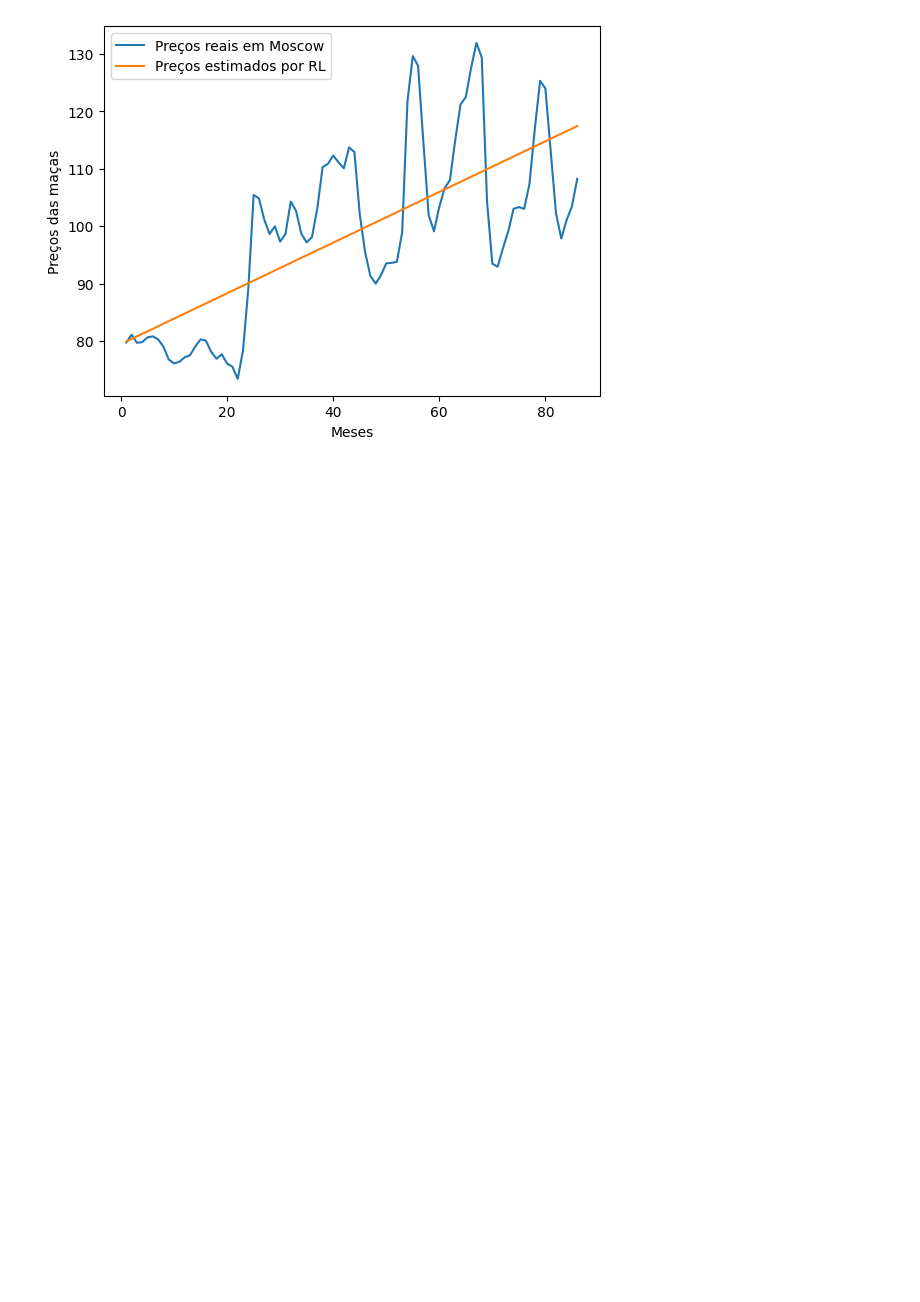
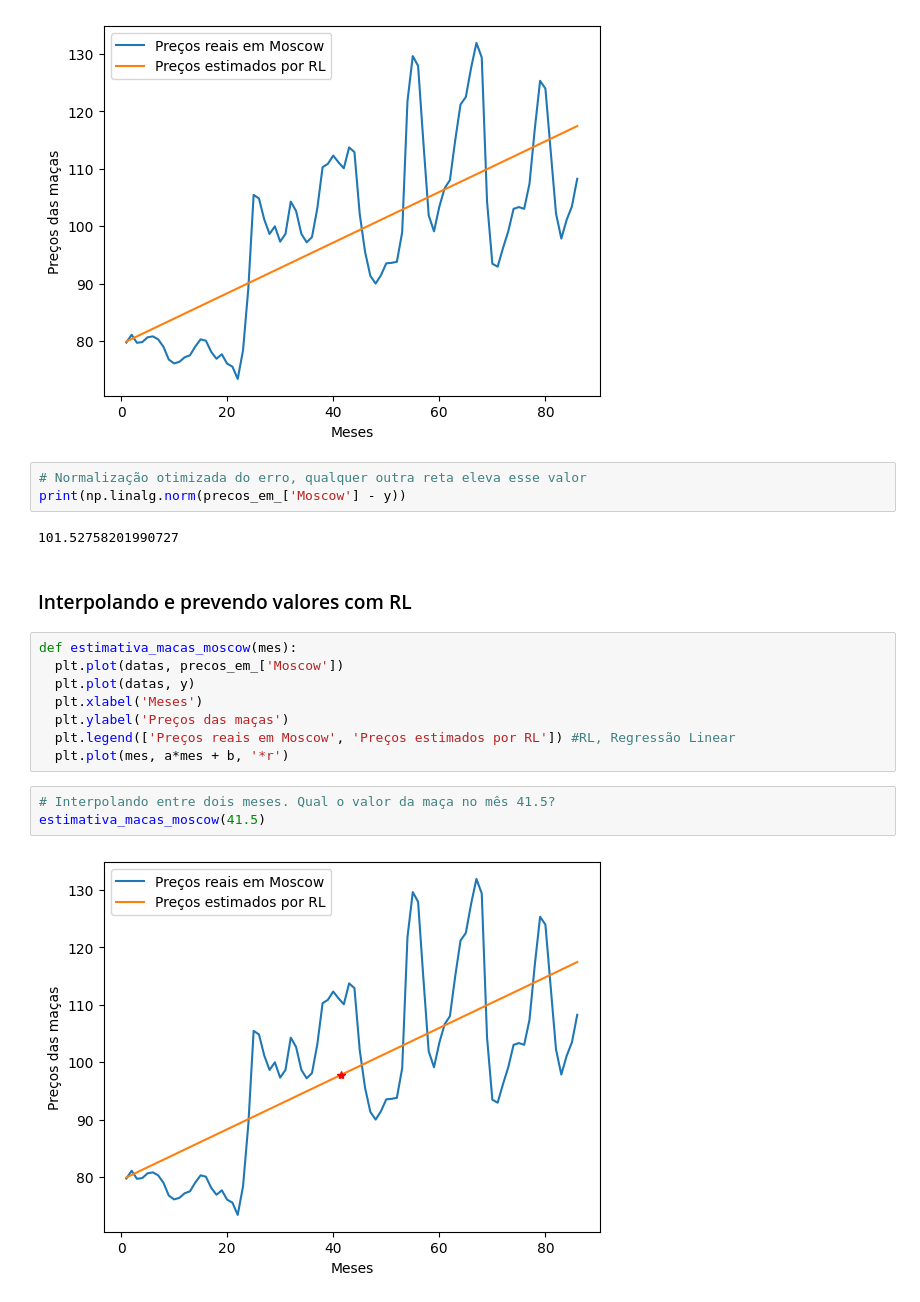
Before and after one commit to DiegoF-G/Numpy, a Jupyter notebook: numpy_general_notes.ipynb, the cells around one changed output. Saved outputs shown, nothing was run; the diff lists cells and outputs as text; blank space fills up the shorter version.

```diff
--- a/numpy_general_notes.ipynb
+++ b/numpy_general_notes.ipynb
@@ -269,3 +269,23 @@ plt.legend(['Preços reais em Moscow', 'Preços estimados por RL']) #RL, Regress
 # %% [output]
 <matplotlib.legend.Legend at 0x...>
 [figure]
+# %%
+# Normalização otimizada do erro, qualquer outra reta eleva esse valor
+print(np.linalg.norm(precos_em_['Moscow'] - y))
+# %% [output]
+101.52758201990727
+# %% [markdown]
+### Interpolando e prevendo valores com RL
+# %%
+def estimativa_macas_moscow(mes):
+  plt.plot(datas, precos_em_['Moscow'])
+  plt.plot(datas, y)
+  plt.xlabel('Meses')
+  plt.ylabel('Preços das maças')
+  plt.legend(['Preços reais em Moscow', 'Preços estimados por RL']) #RL, Regressão Linear
+  plt.plot(mes, a*mes + b, '*r')
+# %%
+# Interpolando entre dois meses. Qual o valor da maça no mês 41.5?
+estimativa_macas_moscow(41.5)
+# %% [output]
+[figure, added]
```
Also changed, not shown: parts of 2 cells of this notebook.
